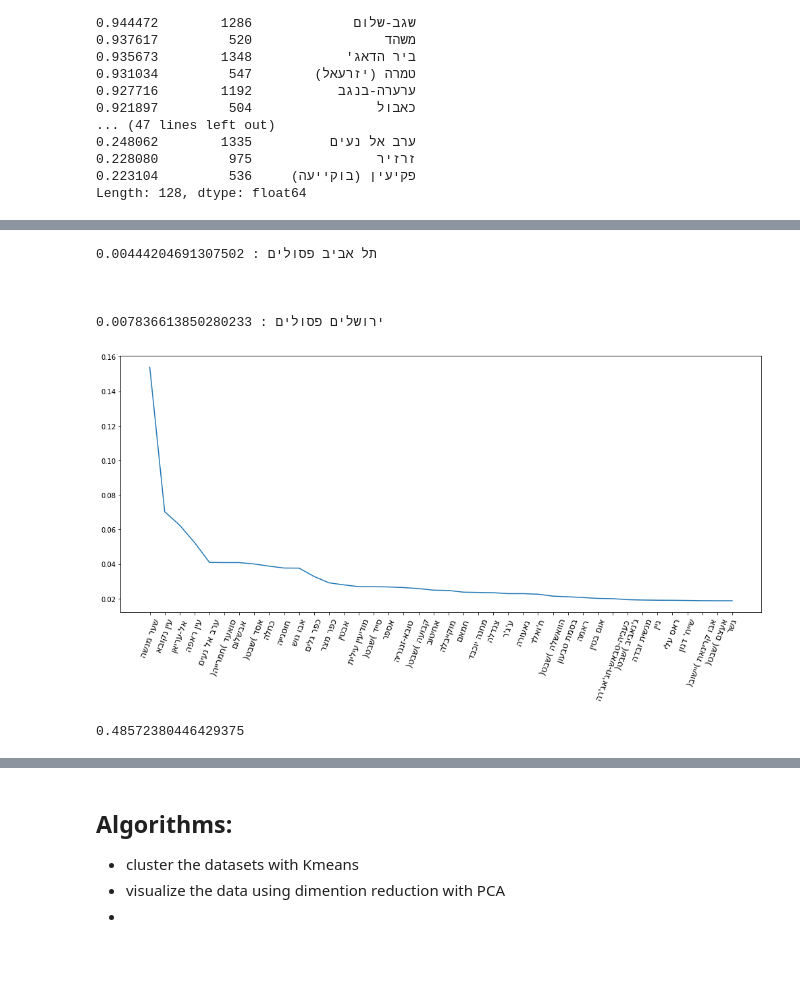
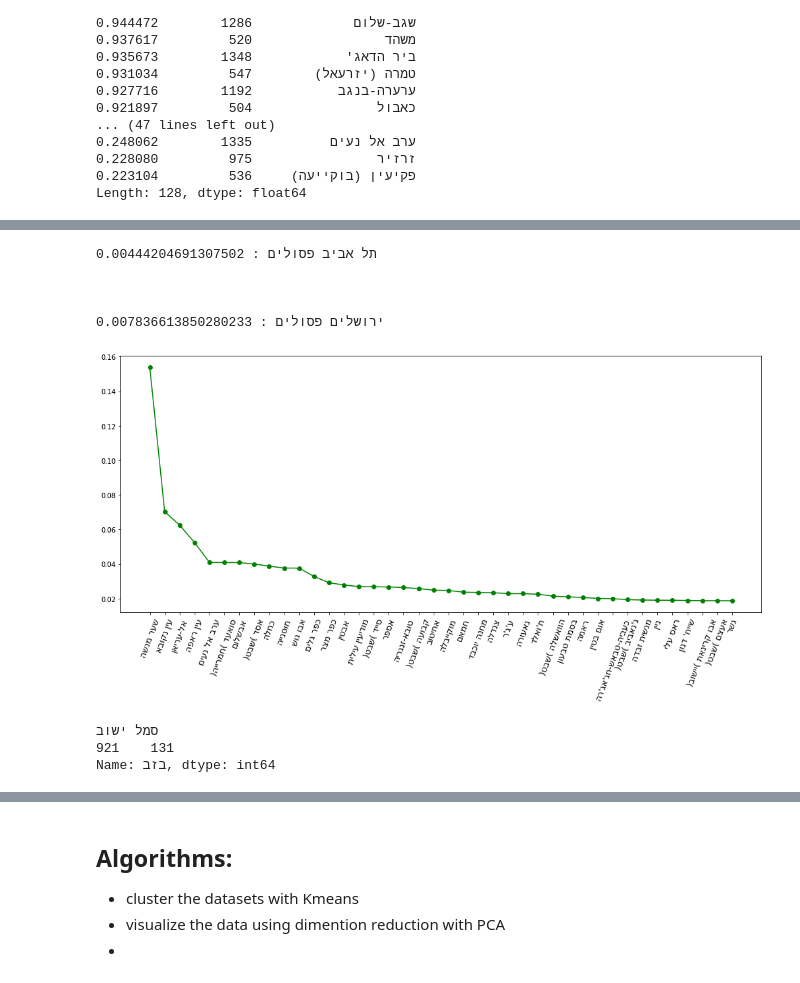
Before and after one commit to alexeyvasy/knesset-elections, a Jupyter notebook: Knesset Elections - Final Project.ipynb, the cells around one changed output, grey strips where cells are left out. Saved outputs shown, nothing was run; the diff lists cells and outputs as text; code cells hidden in the pictures.

```diff
--- a/Knesset Elections - Final Project.ipynb
+++ b/Knesset Elections - Final Project.ipynb
@@ -400,44 +432,33 @@ plt.show()
 # %%
 psulim_percentage = knesset21elections["פסולים"]/knesset21elections["מצביעים"]
 #print(psulim_percentage.sort_values(ascending=False))
 print("\n\n")
 psulim_percentage = psulim_percentage.sort_values(ascending=False)
 
 print("תל אביב פסולים :", float(psulim_percentage["תל אביב - יפו"]))
 print("\n\n")
 print("ירושלים פסולים :",float(psulim_percentage["ירושלים"]))
 
 
 plt.figure(figsize=(17,7))
-plt.plot(psulim_percentage.values[:40])
+plt.plot(psulim_percentage.values[:40], "go-")
 
 settlements = []
 for name in psulim_percentage.index.get_level_values("שם ישוב"):
     name = name[::-1]
     settlements += [name]
 
 plt.xticks(np.arange(0,40), settlements, rotation=70, size=13)
 plt.show()
+
+knesset21elections.loc["שער מנשה"]["בזב"]
 # %% [output]
 תל אביב פסולים : 0.00444204691307502
 
 
 
 ירושלים פסולים : 0.007836613850280233
-[figure, old version]
+[figure, new version]
+סמל ישוב
+921    131
+Name: בזב, dtype: int64
-# %%
-
-
-arab_settlements = knesset21elections[knesset21elections["Arabs"] / knesset21elections["כשרים"] > 0.21]
-
-boharim_percentage = arab_settlements['מצביעים'].sum()/arab_settlements['בזב'].sum()
-boharim_percentage
-
-
-# ortodoxim = knesset21elections[knesset21elections["Orthodox"] / knesset21elections["כשרים"] > 0.4]
-
-
-# boharim_percentage = ortodoxim['מצביעים'].sum()/ortodoxim['בזב'].sum()
-# boharim_percentage
-# %% [output]
-0.48572380446429375
```
Also changed, not shown: parts of 14 cells of this notebook.
